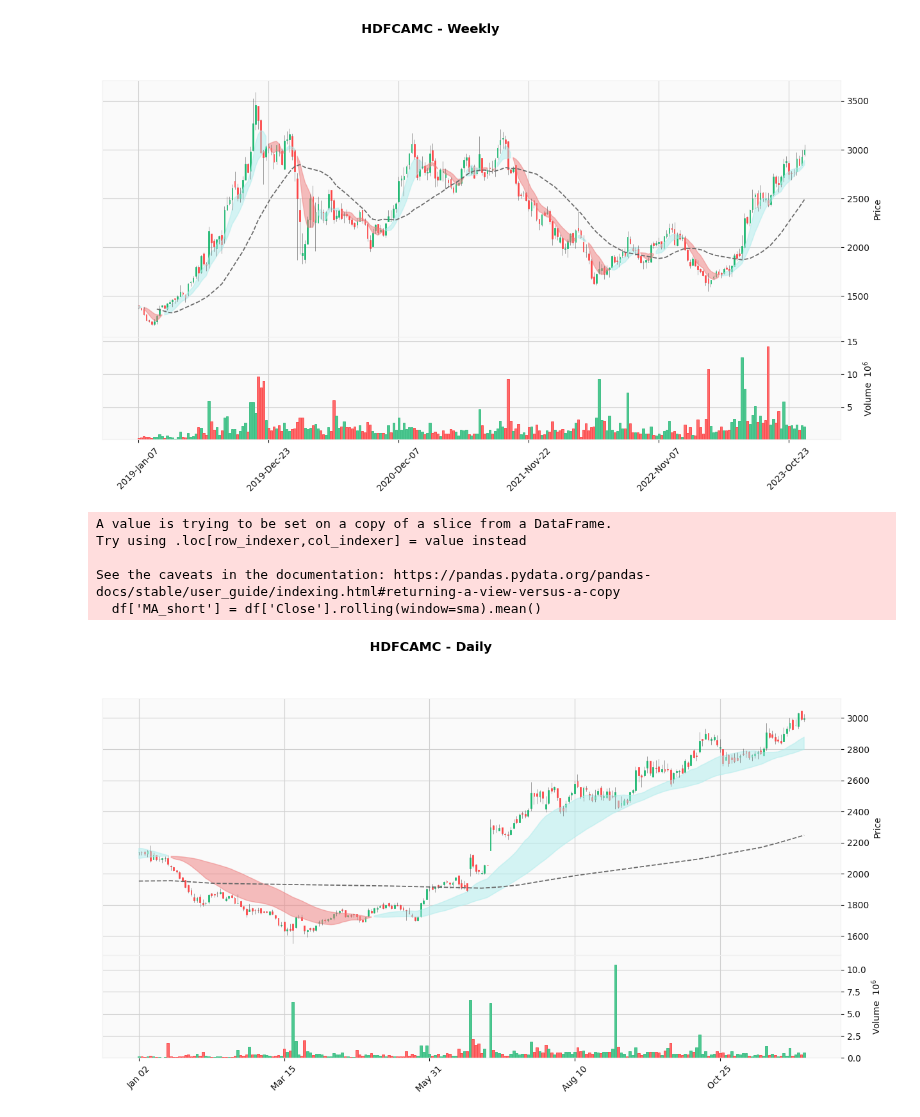
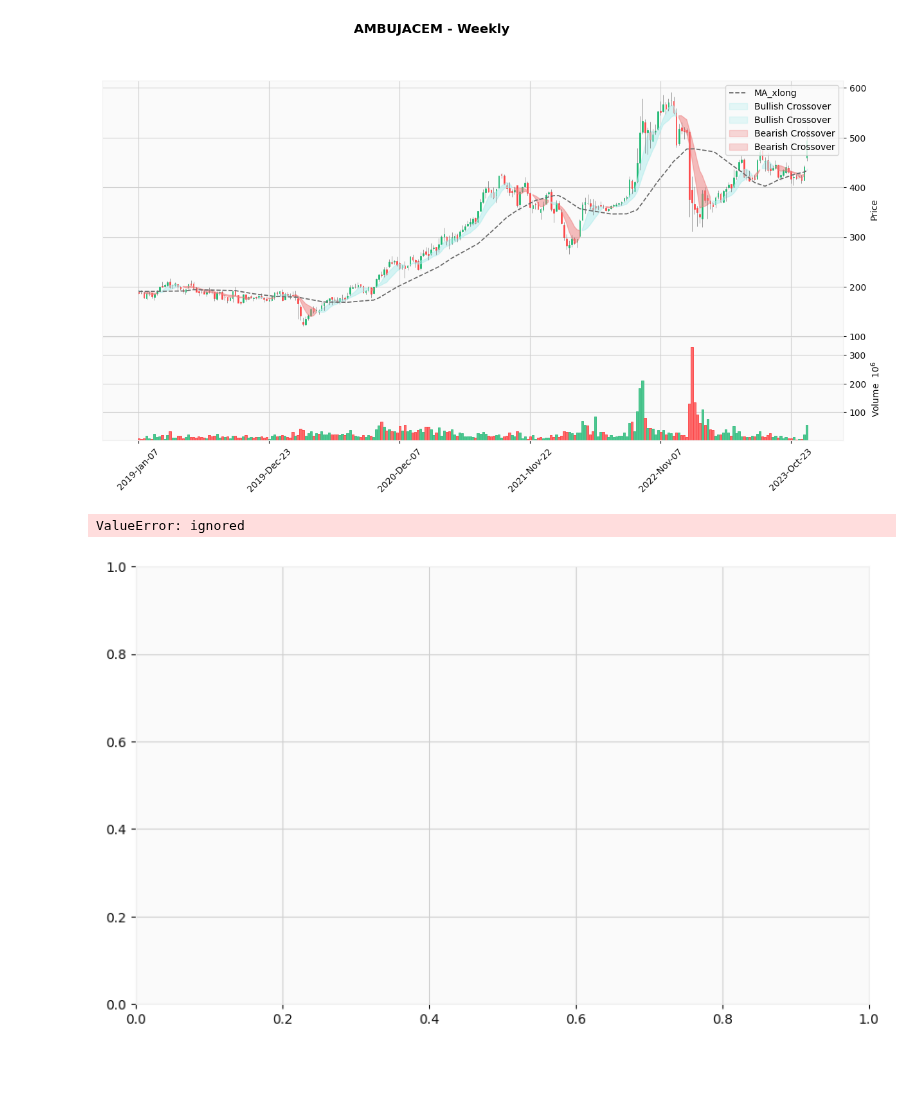
Before and after one commit to ankit-rathi/Quantvesting_v1, a Jupyter notebook: myStocks_Chart_Analysis.ipynb, the cells around one changed output. Drawn from its saved outputs; the diff is of its cells as text; code cells hidden in the pictures; blank space fills up the shorter version.

```diff
--- a/myStocks_Chart_Analysis.ipynb
+++ b/myStocks_Chart_Analysis.ipynb
@@ -24,3 +21,5 @@ Successfully installed mplfinance-0.12.10b0
+# %%
+symbol = 'AMBUJACEM'
 # %%
 import pandas as pd
 import matplotlib.pyplot as plt
@@ -71,6 +70,3 @@ def get_chart(symbol, tf):
   plt.title(symbol+ ' - ' + tfc)
   plt.grid(True)
   plt.show()
-# %%
-symbol = 'HDFCAMC'
-get_chart(symbol, 'W')
@@ -103,9 +97,9 @@ def get_chart(symbol, tf):
   where_values1 = df['MA_short'].values>df['MA_long'].values
   where_values2 = df['MA_short'].values<df['MA_long'].values
 
-  apds = [ mpf.make_addplot(df['MA_xlong'], color='dimgrey', linestyle='dashed'),
-          mpf.make_addplot(df[['MA_short', 'MA_long']], fill_between=dict(y1=df['MA_short'].values,y2=df['MA_long'].values, where=where_values1, color='paleturquoise', alpha = .3), alpha = 0),
-          mpf.make_addplot(df[['MA_short', 'MA_long']], fill_between=dict(y1=df['MA_short'].values,y2=df['MA_long'].values, where=where_values2, color='lightcoral', alpha = .3), alpha = 0)
+  apds = [ mpf.make_addplot(df['MA_xlong'], color='dimgrey', linestyle='dashed', label='MA_xlong'),
+          mpf.make_addplot(df[['MA_short', 'MA_long']], fill_between=dict(y1=df['MA_short'].values,y2=df['MA_long'].values, where=where_values1, color='paleturquoise', alpha = .3, label='Bullish Crossover'), alpha = 0),
+          mpf.make_addplot(df[['MA_short', 'MA_long']], fill_between=dict(y1=df['MA_short'].values,y2=df['MA_long'].values, where=where_values2, color='lightcoral', alpha = .3, label='Bearish Crossover'), alpha = 0)
         ]
 
   cols = ['Open', 'Close', 'Low', 'High', 'Volume']
@@ -117,14 +111,52 @@ def get_chart(symbol, tf):
 
   mpf.show()
 # %%
-symbol = 'HDFCAMC'
 get_chart(symbol, 'W')
-get_chart(symbol, 'D')
+#get_chart(symbol, 'D')
 # %% [output]
-[figure, old version]
+[figure, new version]
-A value is trying to be set on a copy of a slice from a DataFrame.
-Try using .loc[row_indexer,col_indexer] = value instead
-
-See the caveats in the documentation: https://pandas.pydata.org/pandas-docs/stable/user_guide/indexing.html#returning-a-view-versus-a-copy
-  df['MA_short'] = df['Close'].rolling(window=sma).mean()
-[figure, removed]
+# %%
+import pandas as pd
+import mplfinance as mpf
+import matplotlib.pyplot as plt
+
+# Sample data with OHLC (Open, High, Low, Close) prices
+data = {'Date': pd.date_range('2023-01-01', periods=20),
+        'Open': [100, 105, 95, 98, 102, 110, 112, 108, 115, 113, 115, 118, 112, 110, 115, 120, 118, 125, 122, 124],
+        'High': [105, 110, 100, 104, 108, 115, 117, 114, 120, 118, 118, 120, 115, 114, 118, 123, 120, 128, 126, 126],
+        'Low': [98, 100, 90, 94, 98, 105, 108, 104, 110, 108, 112, 115, 108, 106, 110, 115, 112, 120, 118, 120],
+        'Close': [102, 108, 98, 102, 106, 112, 114, 110, 117, 115, 115, 116, 110, 108, 115, 120, 118, 125, 122, 124]}
+
+df = pd.DataFrame(data)
+df.set_index('Date', inplace=True)
+
+# Calculate the Simple Moving Average (SMA)
+sma_window = 3  # Adjust the window size as needed
+df['SMA'] = df['Close'].rolling(window=sma_window).mean()
+
+# Create a figure and axis
+fig, ax = plt.subplots(figsize=(10, 6))
+
+# Define the Bullish and Bearish regions
+bullish_region = df['Close'] > df['SMA']
+bearish_region = df['Close'] < df['SMA']
+
+# Plot candlestick chart
+ap = mpf.make_addplot(df['SMA'], color='orange', secondary_y=False)
+mpf.plot(df, type='candle', ax=ax, style='yahoo', addplot=ap, volume=False)
+
+# Shade the Bullish and Bearish regions
+ax.fill_between(df.index, df['Close'], df['SMA'], where=bullish_region, facecolor='green', alpha=0.3)
+ax.fill_between(df.index, df['Close'], df['SMA'], where=bearish_region, facecolor='red', alpha=0.3)
+
+# Add Legend manually
+legend_elements = [plt.Line2D([0], [0], color='green', alpha=0.3, lw=10, label='Bullish Region'),
+                   plt.Line2D([0], [0], color='red', alpha=0.3, lw=10, label='Bearish Region'),
+                   plt.Line2D([0], [0], color='orange', label='SMA')]
+ax.legend(handles=legend_elements, loc='upper left')
+
+plt.title('Candlestick Chart with Shaded Region and Legend')
+plt.show()
+# %% [output]
+ValueError: ignored
+[figure, added]
```
Also changed, not shown: parts of 2 cells of this notebook.
